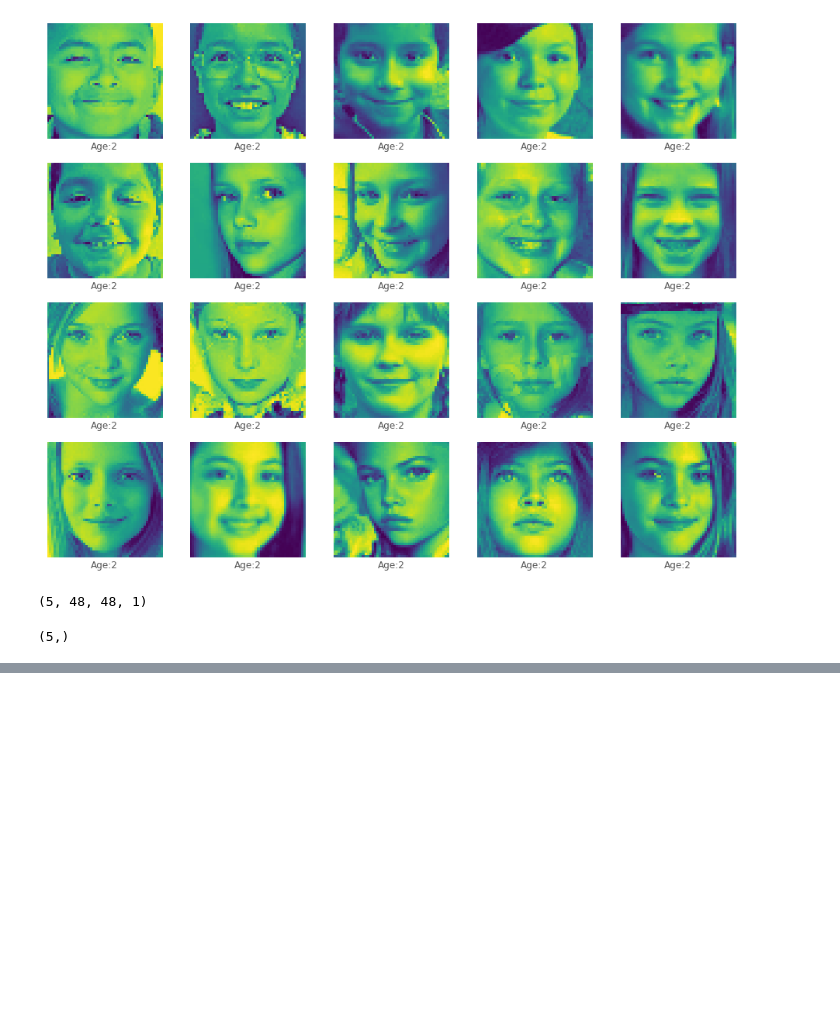
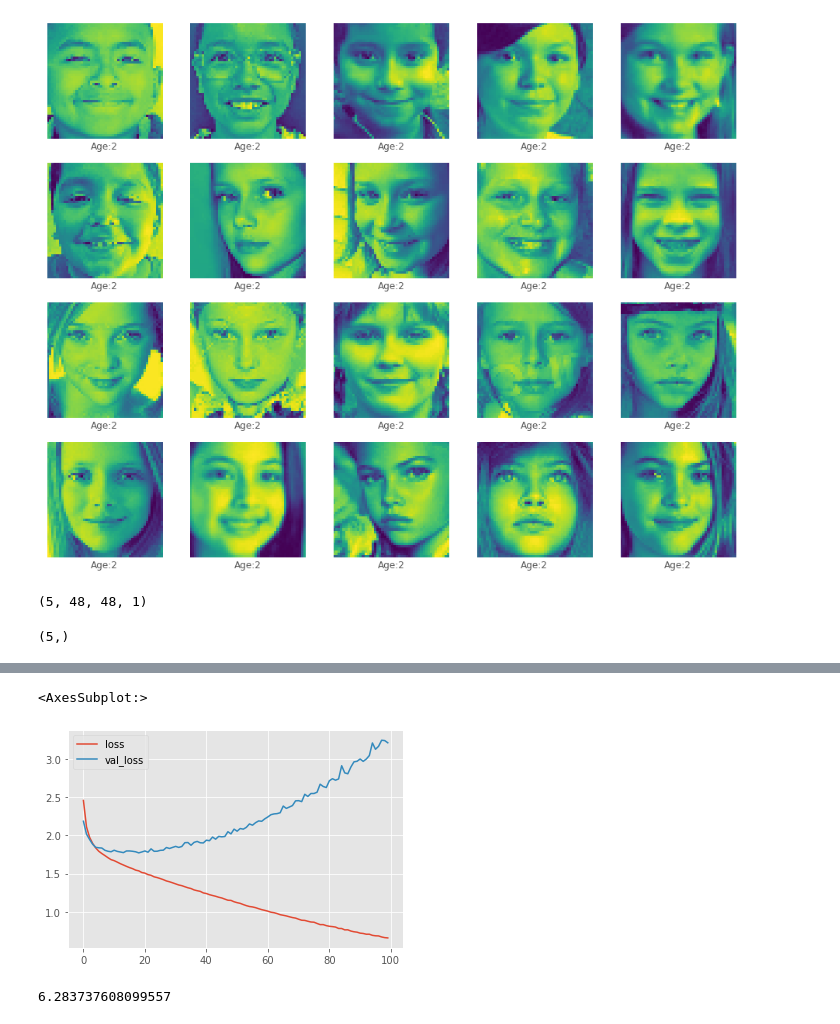
Before and after one commit to Facify/Models, a Jupyter notebook: CNN_UTK_Model_1_AgeRange_Classification.ipynb, the cells around one changed output, grey strips where cells are left out. Saved outputs shown, nothing was run; the diff lists cells and outputs as text; code cells hidden in the pictures; blank space fills up the shorter version.

Commit message:
classification cnn model trained

```diff
--- a/CNN_UTK_Model_1_AgeRange_Classification.ipynb
+++ b/CNN_UTK_Model_1_AgeRange_Classification.ipynb
@@ -118,3 +118,0 @@ y_train.shape
-# %%
-y_test = to_categorical(y_test, num_classes=24)
-y_test.shape
@@ -122,0 +125,15 @@ y_test.shape
+# %%
+model = Sequential()
+
+model.add(InputLayer(input_shape=(48, 48, 1)))
+model.add(Conv2D(32, (3, 3), activation='relu', input_shape=(32, 32, 3)))
+model.add(MaxPooling2D((2, 2)))
+
+model.add(Flatten())
+
+model.add(Dense(32, activation='relu'))
+model.add(Dense(24, activation='softmax'))
+
+model.compile(loss="categorical_crossentropy", optimizer="adam", metrics=["accuracy"])
+
+model.summary()
@@ -122,0 +159,5 @@ y_test.shape
+# %%
+filepath = 'checkpoints/age_range_model1_classification.epoch{epoch:02d}-loss{val_loss:.2f}.hdf5'
+checkpoint = ModelCheckpoint(filepath, monitor="val_loss", save_best_only=True, mode="min", verbose=1)
+# %%
+model.fit(X_train, y_train, epochs=100, batch_size=64, validation_data=(X_test, y_test), callbacks=[checkpoint])
@@ -122,0 +183,5 @@ y_test.shape
+# %%
+pd.DataFrame(model.history.history)[["loss", "val_loss"]].plot()
+# %% [output]
+<AxesSubplot:>
+[figure, added]
@@ -122,0 +192,4 @@ y_test.shape
+# %%
+np.array(y_pred).sum() / len(y_pred)
+# %% [output]
+6.283737608099557
```
Also changed, not shown: parts of 23 cells of this notebook, 13 other files.
